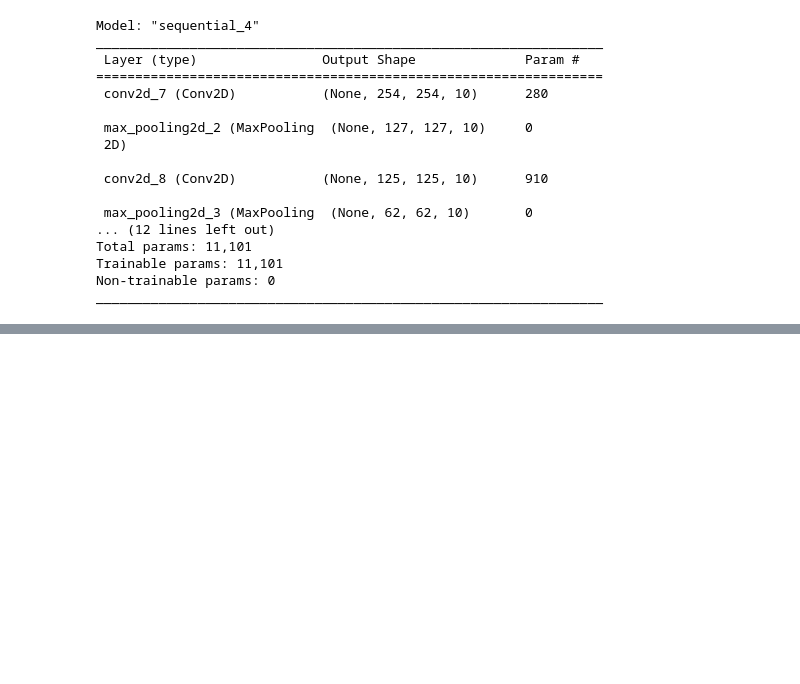
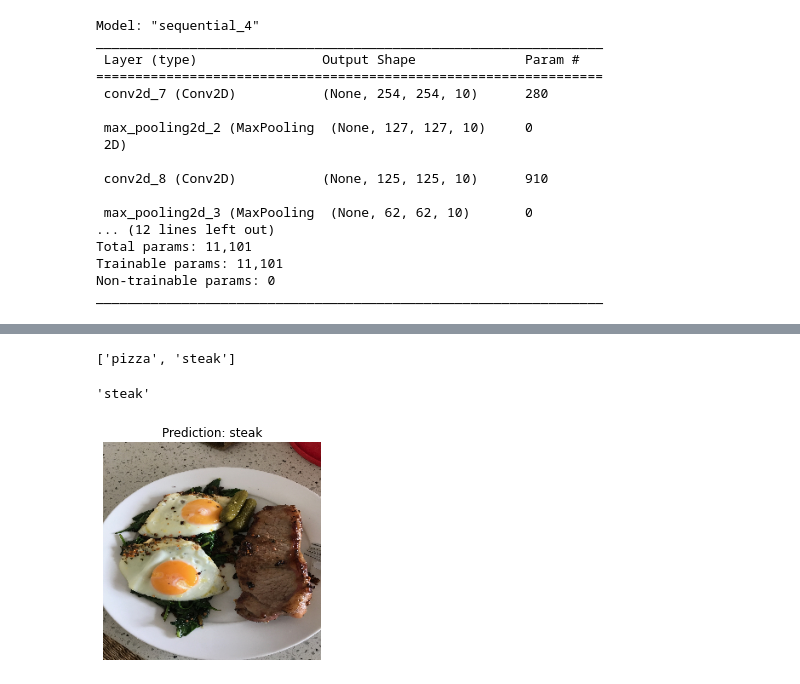
Before and after one commit to AarnoStormborn/Tensorflow-Developer-Certification, a Jupyter notebook: 03_tensorflow_computer_vision.ipynb, the cells around one changed output, grey strips where cells are left out. Saved outputs shown, nothing was run; the diff lists cells and outputs as text; code cells hidden in the pictures; blank space fills up the shorter version.

```diff
--- a/03_tensorflow_computer_vision.ipynb
+++ b/03_tensorflow_computer_vision.ipynb
@@ -766,0 +928,5 @@ test_datagen = ImageDataGenerator(rescale=1/255.)
+# %%
+steak = load_image("03-steak.jpeg")
+# %%
+pred = model_7.predict(tf.expand_dims(steak,axis=0))
+pred
@@ -766,0 +936,27 @@ test_datagen = ImageDataGenerator(rescale=1/255.)
+# %%
+class_names = ['pizza', 'steak']
+class_names
+# %% [output]
+['pizza', 'steak']
+# %%
+pred_class = class_names[int(tf.round(pred))]
+pred_class
+# %% [output]
+'steak'
+# %%
+def predict_and_plot(model, filename, class_names=class_names):
+    """
+    Import custom image and make predictions on it and then plot it
+    """
+    img = load_image(filename)
+    pred = model.predict(tf.expand_dims(img,axis=0), verbose=0)
+    pred_class = class_names[int(tf.round(pred))]
+
+    plt.imshow(img)
+    plt.axis(False)
+    plt.title(f"Prediction: {pred_class}")
+    plt.show()
+# %%
+predict_and_plot(model_7, "03-steak.jpeg")
+# %% [output]
+[figure, added]
```
Also changed, not shown: parts of 36 cells of this notebook.
